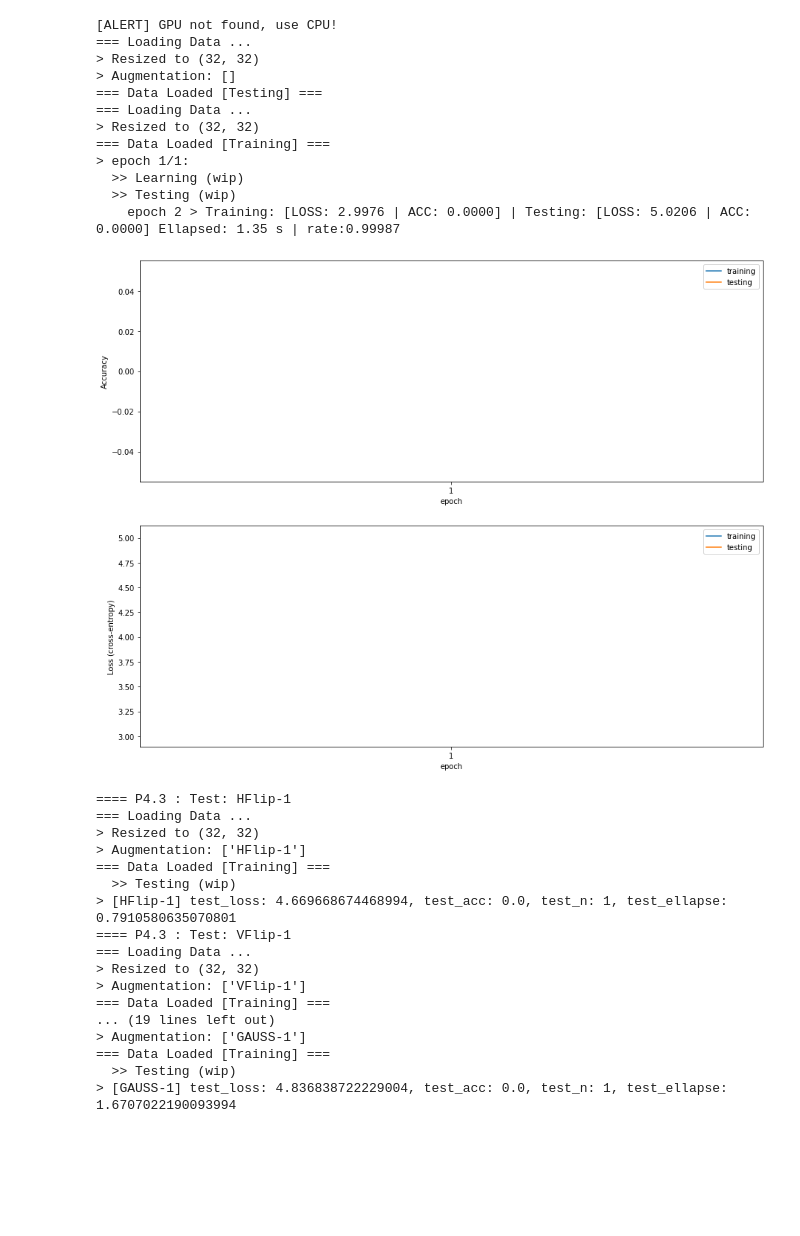
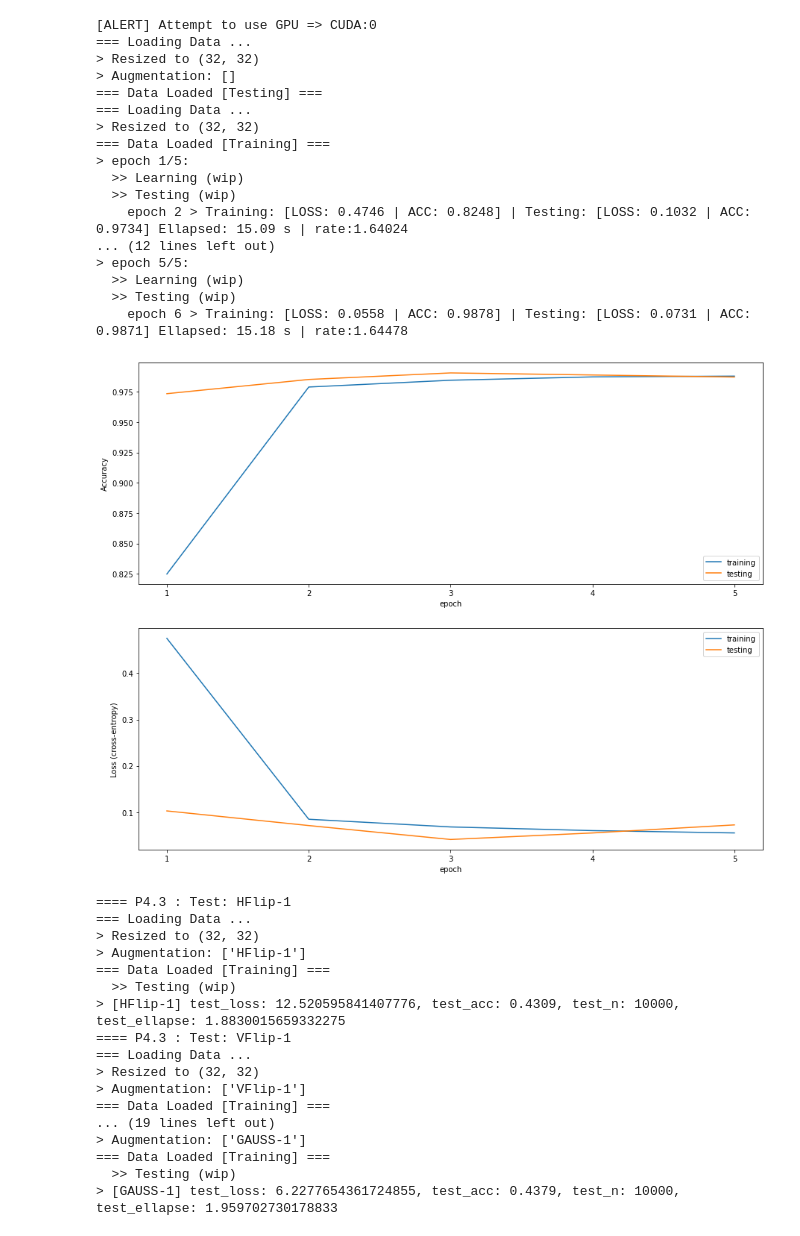
Before and after one commit to jaku-jaku/my_undergrad_course_works, a Jupyter notebook: CS 480/A4 Package/My Solution/src_code/main.ipynb, the cells around one changed output. Drawn from its saved outputs; the diff is of its cells as text; code cells hidden in the pictures; blank space fills up the shorter version.

```diff
--- a/CS 480/A4 Package/My Solution/src_code/main.ipynb
+++ b/CS 480/A4 Package/My Solution/src_code/main.ipynb
@@ -9,39 +9,44 @@ MAX_SAMPLES     = None # Default: None => all data
 VERBOSE_LEVEL   = a4_lib.VerboseLevel.HIGH
 # %%
 # Raw Trial:
-model1 = a4_ex1_solution.solve_a4_ex1(
+a4_ex1_solution.solve_a4_ex1(
     # USER DEFINE: ----- ----- ----- ----- ----- ----- ----- ----- ----- #
     TOTA_NUM_EPOCHS = NUM_EPOCH,
     LEARNING_RATE   = LEARNING_RATE,
     BATCH_SIZE      = BATCH_SIZE,
     MAX_SAMPLES     = MAX_SAMPLES, # Default: None => all data
     # const:
     OUT_DIR_E1      = "output/E1",
     IMG_SIZE        = (32, 32),
     VERBOSE_LEVEL   = a4_lib.VerboseLevel.HIGH,
     TRAINING_AUG    = [], # Options: ["HFlip", "VFlip", "GAUSS-0.01"],
 )
 # %% [output]
-[ALERT] GPU not found, use CPU!
+[ALERT] Attempt to use GPU => CUDA:0
 === Loading Data ...
 > Resized to (32, 32)
 > Augmentation: []
 === Data Loaded [Testing] ===
 === Loading Data ...
 > Resized to (32, 32)
 === Data Loaded [Training] ===
-> epoch 1/1:
+> epoch 1/5:
   >> Learning (wip)
   >> Testing (wip)
-    epoch 2 > Training: [LOSS: 2.9976 | ACC: 0.0000] | Testing: [LOSS: 5.0206 | ACC: 0.0000] Ellapsed: 1.35 s | rate:0.99987
+    epoch 2 > Training: [LOSS: 0.4746 | ACC: 0.8248] | Testing: [LOSS: 0.1032 | ACC: 0.9734] Ellapsed: 15.09 s | rate:1.64024
+... (12 lines left out)
+> epoch 5/5:
+  >> Learning (wip)
+  >> Testing (wip)
+    epoch 6 > Training: [LOSS: 0.0558 | ACC: 0.9878] | Testing: [LOSS: 0.0731 | ACC: 0.9871] Ellapsed: 15.18 s | rate:1.64478
-[figure, old version]
+[figure, new version]
 ==== P4.3 : Test: HFlip-1
 === Loading Data ...
 > Resized to (32, 32)
 > Augmentation: ['HFlip-1']
 === Data Loaded [Training] ===
   >> Testing (wip)
-> [HFlip-1] test_loss: 4.669668674468994, test_acc: 0.0, test_n: 1, test_ellapse: 0.7910580635070801
+> [HFlip-1] test_loss: 12.520595841407776, test_acc: 0.4309, test_n: 10000, test_ellapse: 1.8830015659332275
 ==== P4.3 : Test: VFlip-1
 === Loading Data ...
 > Resized to (32, 32)
@@ -51,4 +56,4 @@ model1 = a4_ex1_solution.solve_a4_ex1(
 > Augmentation: ['GAUSS-1']
 === Data Loaded [Training] ===
   >> Testing (wip)
-> [GAUSS-1] test_loss: 4.836838722229004, test_acc: 0.0, test_n: 1, test_ellapse: 1.6707022190093994
+> [GAUSS-1] test_loss: 6.2277654361724855, test_acc: 0.4379, test_n: 10000, test_ellapse: 1.959702730178833
```
Also changed, not shown: parts of 3 cells of this notebook, 2 other files.
